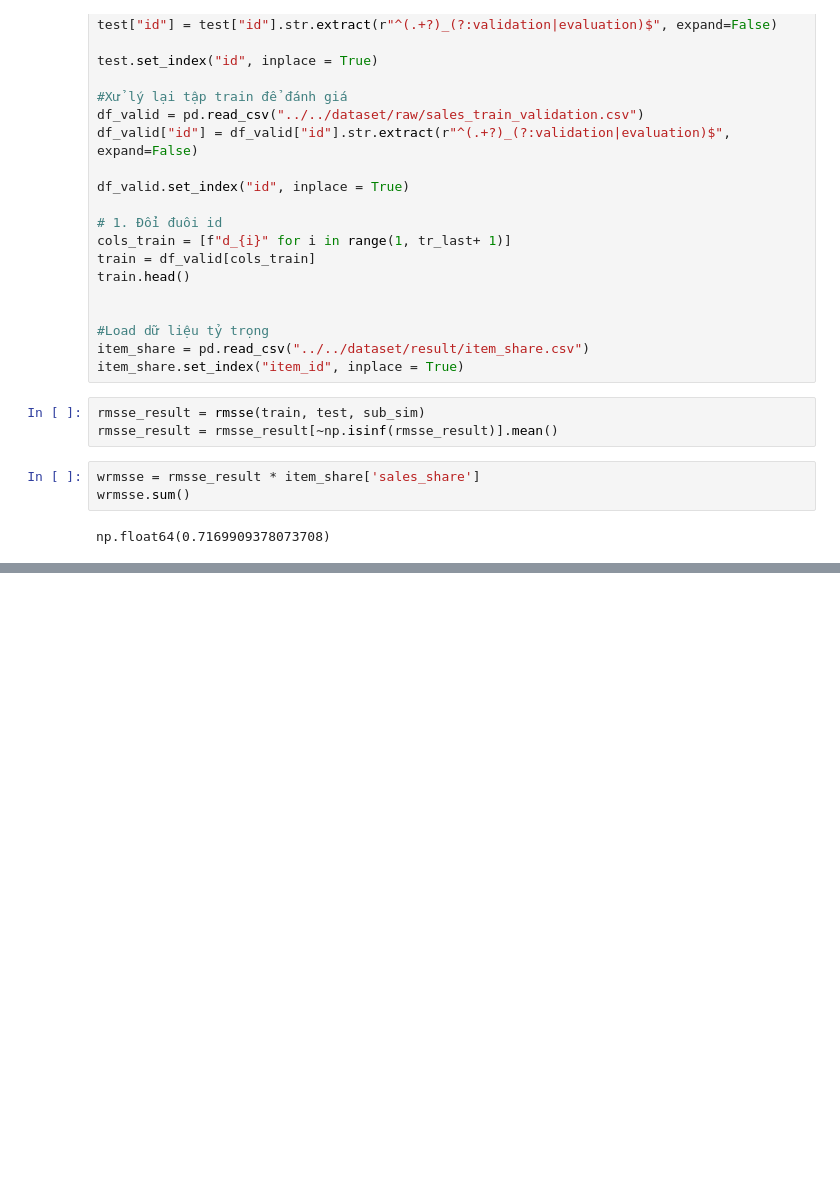
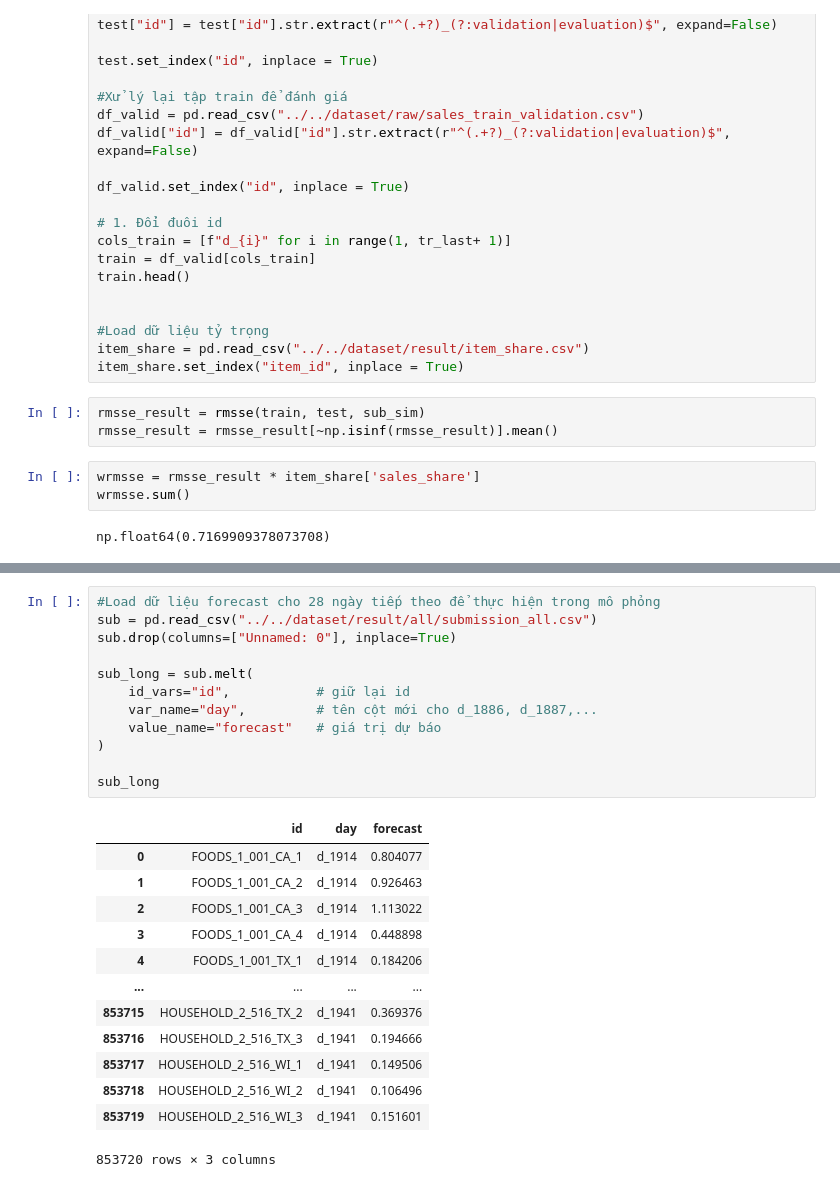
Before and after one commit to yenpth265-alt/NCKH_Optiminization_Inventory, a Jupyter notebook: notebooks/main/mainPipeline.ipynb, the cells around one changed output, grey strips where cells are left out. Saved outputs shown, nothing was run; the diff lists cells and outputs as text; blank space fills up the shorter version.

```diff
--- a/notebooks/main/mainPipeline.ipynb
+++ b/notebooks/main/mainPipeline.ipynb
@@ -541,0 +582,26 @@ np.float64(0.7169909378073708)
+# %%
+#Load dữ liệu forecast cho 28 ngày tiếp theo để thực hiện trong mô phỏng
+sub = pd.read_csv("../../dataset/result/all/submission_all.csv")
+sub.drop(columns=["Unnamed: 0"], inplace=True)
+
+sub_long = sub.melt(
+    id_vars="id",           # giữ lại id
+    var_name="day",         # tên cột mới cho d_1886, d_1887,...
+    value_name="forecast"   # giá trị dự báo
+)
+
+sub_long
+# %% [output]
+|  | id | day | forecast |
+| 0 | FOODS_1_001_CA_1 | d_1914 | 0.804077 |
+| 1 | FOODS_1_001_CA_2 | d_1914 | 0.926463 |
+| 2 | FOODS_1_001_CA_3 | d_1914 | 1.113022 |
+| 3 | FOODS_1_001_CA_4 | d_1914 | 0.448898 |
+| 4 | FOODS_1_001_TX_1 | d_1914 | 0.184206 |
+| ... | ... | ... | ... |
+| 853715 | HOUSEHOLD_2_516_TX_2 | d_1941 | 0.369376 |
+| 853716 | HOUSEHOLD_2_516_TX_3 | d_1941 | 0.194666 |
+| 853717 | HOUSEHOLD_2_516_WI_1 | d_1941 | 0.149506 |
+| 853718 | HOUSEHOLD_2_516_WI_2 | d_1941 | 0.106496 |
+| 853719 | HOUSEHOLD_2_516_WI_3 | d_1941 | 0.151601 |
+853720 rows × 3 columns
```
Also changed, not shown: parts of 10 cells of this notebook, 30 other files.
